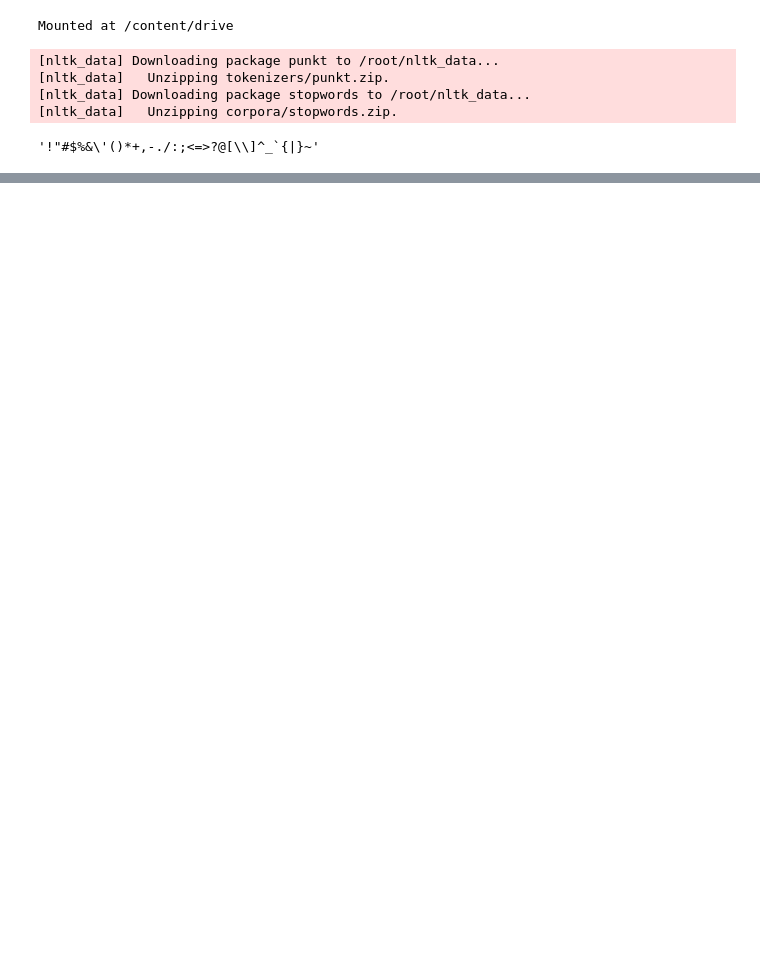
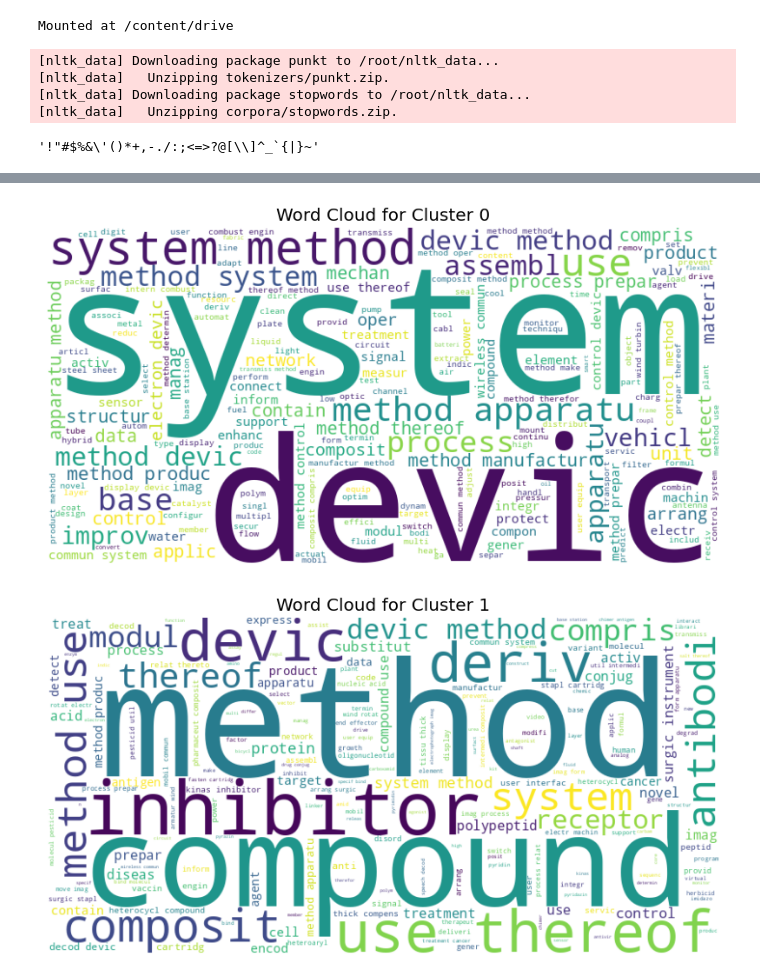
Before and after one commit to pankaj-beldar/patent-data-NLP-classification, a Jupyter notebook: countvector_tfidf.ipynb, the cells around one changed output, grey strips where cells are left out. Drawn from its saved outputs; the diff is of its cells as text; code cells hidden in the pictures; blank space fills up the shorter version.

```diff
--- a/countvector_tfidf.ipynb
+++ b/countvector_tfidf.ipynb
@@ -583,0 +393,15 @@ Silhouette Score for 10 clusters: 0.38394000894986285
+# %%
+k_optimal = silhouette_scores.index(max(silhouette_scores)) + 2
+kmeans = KMeans(n_clusters=k_optimal, random_state=42)
+cluster_labels = kmeans.fit_predict(combined_data)
+
+# Add cluster labels to the original DataFrame
+df['Cluster_Labels'] = cluster_labels
+# %%
+# Group data by cluster labels
+grouped_data = df.groupby('Cluster_Labels')
+
+# Iterate through each cluster and access the data
+for cluster_label, cluster_data in grouped_data:
+    print(f'Cluster {cluster_label}:')
+    print(cluster_data)
@@ -583,0 +426,27 @@ Silhouette Score for 10 clusters: 0.38394000894986285
+# %%
+for cluster_label, cluster_data in grouped_data:
+    # Export cluster data to Excel
+    cluster_data.to_excel(f'cluster_{cluster_label}_data.xlsx', index=False)
+    # Alternatively, export to CSV
+    # cluster_data.to_csv(f'cluster_{cluster_label}_data.csv', index=False)
+# %%
+# Assuming you have cluster labels in 'Cluster_Labels' column of your DataFrame
+grouped_data = df.groupby('Cluster_Labels')
+
+# Function to generate and display word cloud for a given cluster
+def generate_word_cloud(cluster_data, cluster_label):
+    text_data = ' '.join(cluster_data['new_title'])  # Assuming 'new_title' contains text data
+    wordcloud = WordCloud(width=800, height=400, background_color='white').generate(text_data)
+
+    plt.figure(figsize=(10, 6))
+    plt.imshow(wordcloud, interpolation='bilinear')
+    plt.axis('off')
+    plt.title(f'Word Cloud for Cluster {cluster_label}')
+    plt.show()
+
+# Generate word clouds for each cluster
+for cluster_label, cluster_data in grouped_data:
+    generate_word_cloud(cluster_data, cluster_label)
+# %% [output]
+[figure, added]
+[figure, added]
```
Also changed, not shown: parts of 48 cells of this notebook.
